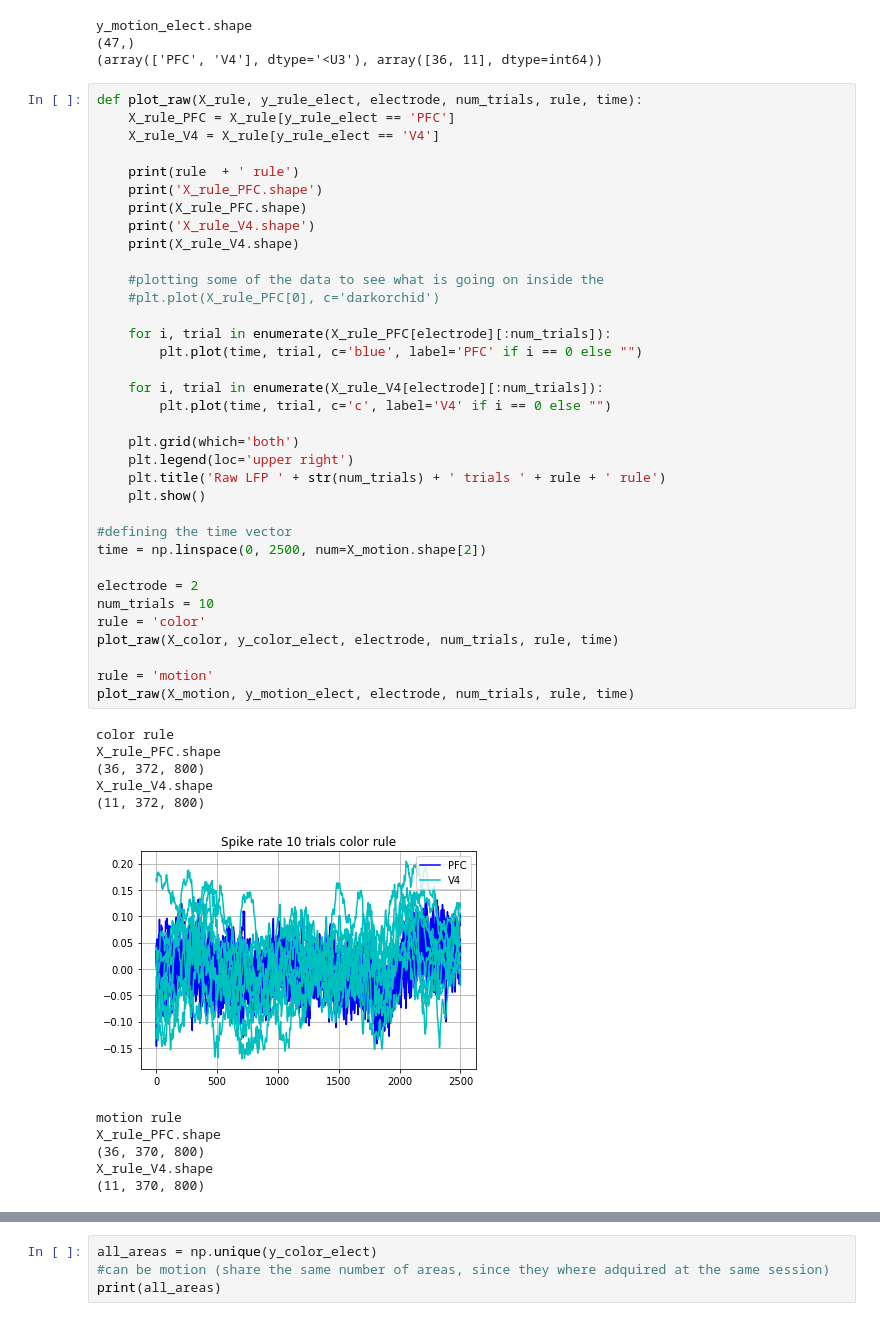
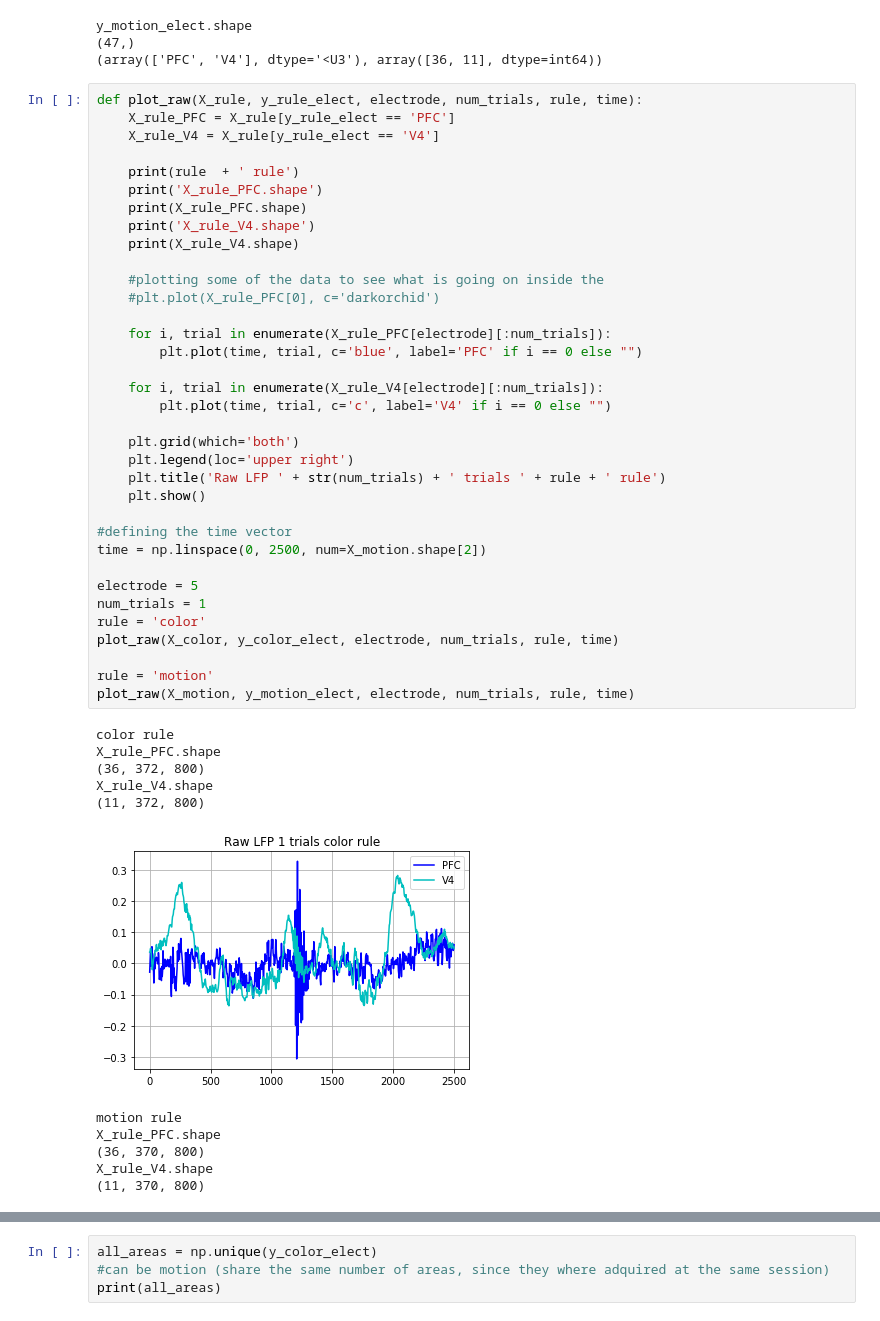
Before and after one commit to omarcr/bcs-mit-computational-tutorial, a Jupyter notebook: BCS_decoding_tutorial-v5-lfp.ipynb, the cells around one changed output, grey strips where cells are left out. Saved outputs shown, nothing was run; the diff lists cells and outputs as text.

```diff
--- a/BCS_decoding_tutorial-v5-lfp.ipynb
+++ b/BCS_decoding_tutorial-v5-lfp.ipynb
@@ -92,36 +92,36 @@ def plot_raw(X_rule, y_rule_elect, electrode, num_trials, rule, time):
     print(X_rule_V4.shape)
 
     #plotting some of the data to see what is going on inside the
     #plt.plot(X_rule_PFC[0], c='darkorchid')
 
     for i, trial in enumerate(X_rule_PFC[electrode][:num_trials]):
         plt.plot(time, trial, c='blue', label='PFC' if i == 0 else "")
 
     for i, trial in enumerate(X_rule_V4[electrode][:num_trials]):
         plt.plot(time, trial, c='c', label='V4' if i == 0 else "")
 
     plt.grid(which='both')
     plt.legend(loc='upper right')
     plt.title('Raw LFP ' + str(num_trials) + ' trials ' + rule + ' rule')
     plt.show()
 
 #defining the time vector
 time = np.linspace(0, 2500, num=X_motion.shape[2])
 
-electrode = 2
-num_trials = 10
+electrode = 5
+num_trials = 1
 rule = 'color'
 plot_raw(X_color, y_color_elect, electrode, num_trials, rule, time)
 
 rule = 'motion'
 plot_raw(X_motion, y_motion_elect, electrode, num_trials, rule, time)
 # %% [output]
 color rule
 X_rule_PFC.shape
 (36, 372, 800)
 X_rule_V4.shape
 (11, 372, 800)
-[figure, old version]
+[figure, new version]
 motion rule
 X_rule_PFC.shape
 (36, 370, 800)
```
Also changed, not shown: parts of 14 cells of this notebook, 1 other file.
